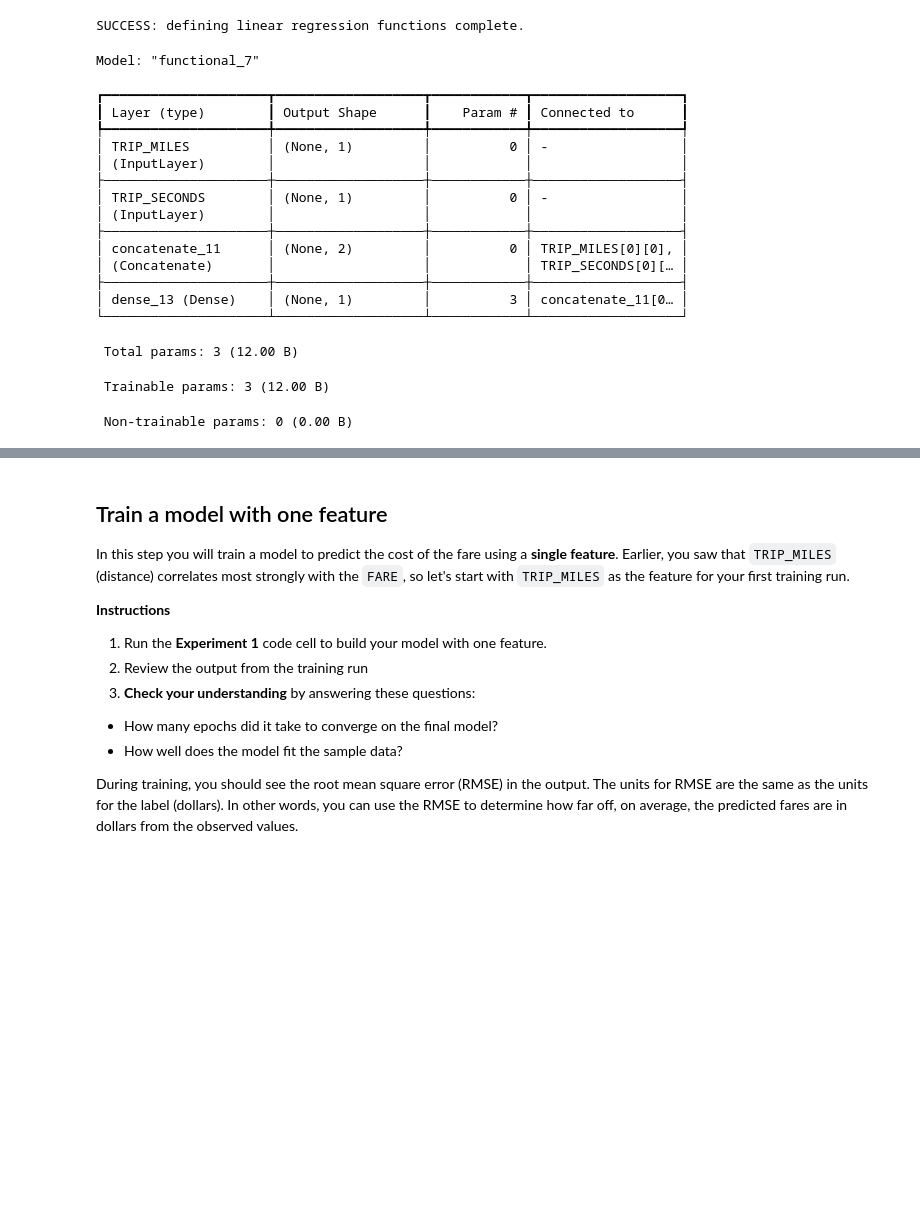
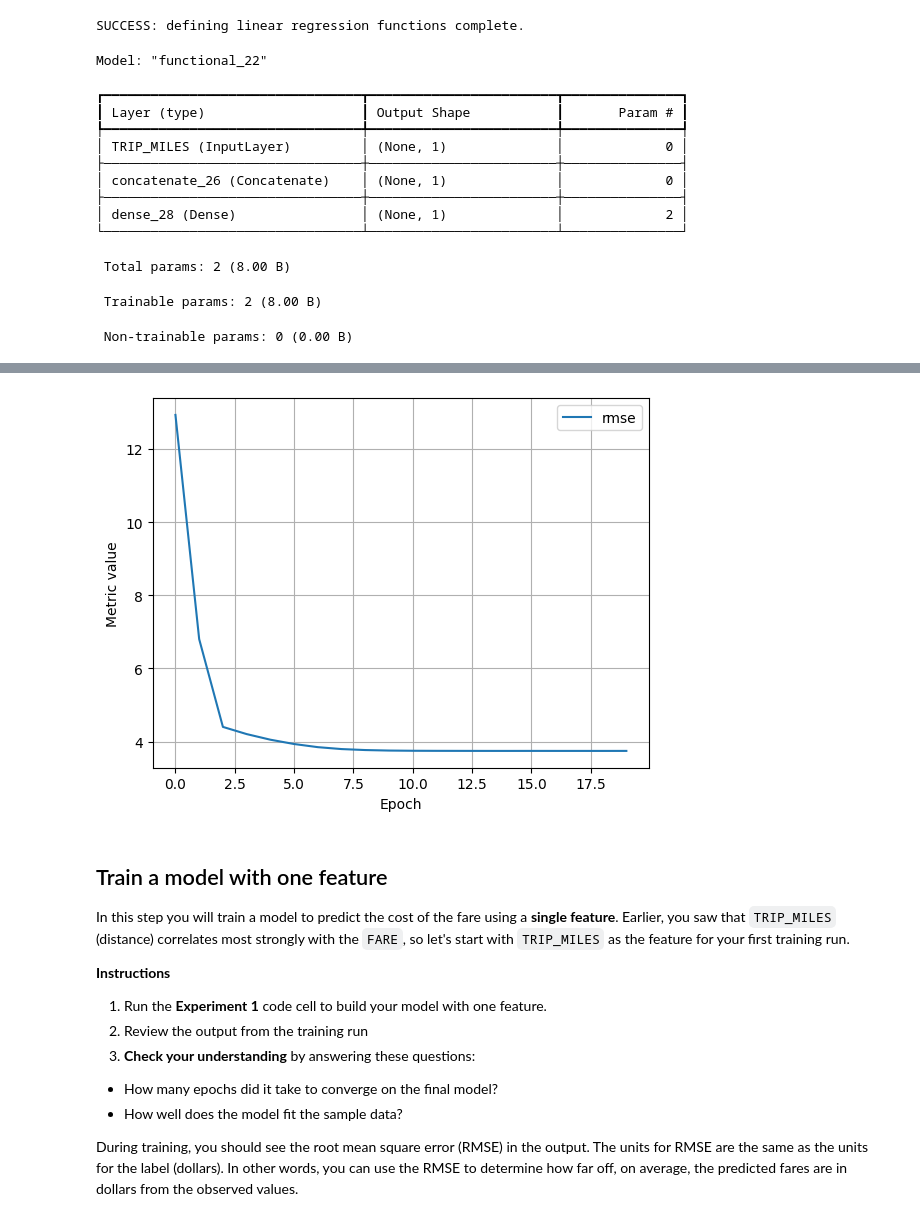
Before and after one commit to devangrajarora/learning-ml, a Jupyter notebook: google-cc/linear_regression_taxi.ipynb, the cells around one changed output, grey strips where cells are left out. Saved outputs shown, nothing was run; the diff lists cells and outputs as text; code cells hidden in the pictures; blank space fills up the shorter version.

Commit message:
Rewrote initialization and training setup logic lessgoo

```diff
--- a/google-cc/linear_regression_taxi.ipynb
+++ b/google-cc/linear_regression_taxi.ipynb
@@ -329,6 +331,17 @@ class TrainingSpec:
   features: list[str]
   label: str
   hyperparameters: Hyperparameters
+
+@dataclasses.dataclass
+class ModelConfig:
+  """Configurations to prime the model for training"""
+  # The algorithm used to update the model parameters based on calculated gradients to minimize the loss.
+  # Many Optimizers employ adaptive learning rates to boost/dampen the step size based on the gradient.
+  optimizer: keras.optimizers.Optimizer
+  # The loss function to be used for training.
+  loss: keras.losses.Loss
+  # The metrics to be evaluated during the training process.
+  metrics: list[keras.metrics.Metric]
 # %%
 #@title [DIY] Define ML functions - but simpler to understand
 
@@ -369,32 +421,40 @@ def train_model(model: keras.Model):
 # %%
-#@title [DIY] Train model
+#@title [DIY] Train model with TRIP_MILES
 spec = TrainingSpec(
-    features = ['TRIP_MILES', 'TRIP_SECONDS'],
+    features = ['TRIP_MILES'],
     label = 'FARE',
     hyperparameters = Hyperparameters(
     learning_rate=0.001,
     batch_size=50,
-    epochs=10
+    epochs=20
 )
 )
 
-init_model(spec)
+model_config = ModelConfig(
+    optimizer = keras.optimizers.RMSprop(
+        learning_rate=spec.hyperparameters.learning_rate
+        ),
+    loss = keras.losses.MeanSquaredError(),
+    metrics = [keras.metrics.RootMeanSquaredError(name='rmse')]
+)
+
+
+model = init_model(spec, model_config)
+one_feature_results = train("one_feature", model, spec, training_df)
+
+ml_edu.results.plot_experiment_metrics(one_feature_results, ['rmse'])
+ml_edu.results.plot_model_predictions(one_feature_results, training_df, 'FARE')
 # %% [output]
-Model: "functional_7"
+Model: "functional_22"
-┏━━━━━━━━━━━━━━━━━━━━━┳━━━━━━━━━━━━━━━━━━━┳━━━━━━━━━━━━┳━━━━━━━━━━━━━━━━━━━┓
-┃ Layer (type)        ┃ Output Shape      ┃    Param # ┃ Connected to      ┃
-┡━━━━━━━━━━━━━━━━━━━━━╇━━━━━━━━━━━━━━━━━━━╇━━━━━━━━━━━━╇━━━━━━━━━━━━━━━━━━━┩
-│ TRIP_MILES          │ (None, 1)         │          0 │ -                 │
-│ (InputLayer)        │                   │            │                   │
-├─────────────────────┼───────────────────┼────────────┼───────────────────┤
-│ TRIP_SECONDS        │ (None, 1)         │          0 │ -                 │
-│ (InputLayer)        │                   │            │                   │
-├─────────────────────┼───────────────────┼────────────┼───────────────────┤
-│ concatenate_11      │ (None, 2)         │          0 │ TRIP_MILES[0][0], │
-│ (Concatenate)       │                   │            │ TRIP_SECONDS[0][… │
-├─────────────────────┼───────────────────┼────────────┼───────────────────┤
-│ dense_13 (Dense)    │ (None, 1)         │          3 │ concatenate_11[0… │
-└─────────────────────┴───────────────────┴────────────┴───────────────────┘
+┏━━━━━━━━━━━━━━━━━━━━━━━━━━━━━━━━━┳━━━━━━━━━━━━━━━━━━━━━━━━┳━━━━━━━━━━━━━━━┓
+┃ Layer (type)                    ┃ Output Shape           ┃       Param # ┃
+┡━━━━━━━━━━━━━━━━━━━━━━━━━━━━━━━━━╇━━━━━━━━━━━━━━━━━━━━━━━━╇━━━━━━━━━━━━━━━┩
+│ TRIP_MILES (InputLayer)         │ (None, 1)              │             0 │
+├─────────────────────────────────┼────────────────────────┼───────────────┤
+│ concatenate_26 (Concatenate)    │ (None, 1)              │             0 │
+├─────────────────────────────────┼────────────────────────┼───────────────┤
+│ dense_28 (Dense)                │ (None, 1)              │             2 │
+└─────────────────────────────────┴────────────────────────┴───────────────┘
- Total params: 3 (12.00 B)
+ Total params: 2 (8.00 B)
- Trainable params: 3 (12.00 B)
+ Trainable params: 2 (8.00 B)
  Non-trainable params: 0 (0.00 B)
@@ -402,3 +479,4 @@ Created model: None
+[figure, added]
 # %% [markdown]
 ## Train a model with one feature
 
```
Also changed, not shown: parts of 4 cells of this notebook.
